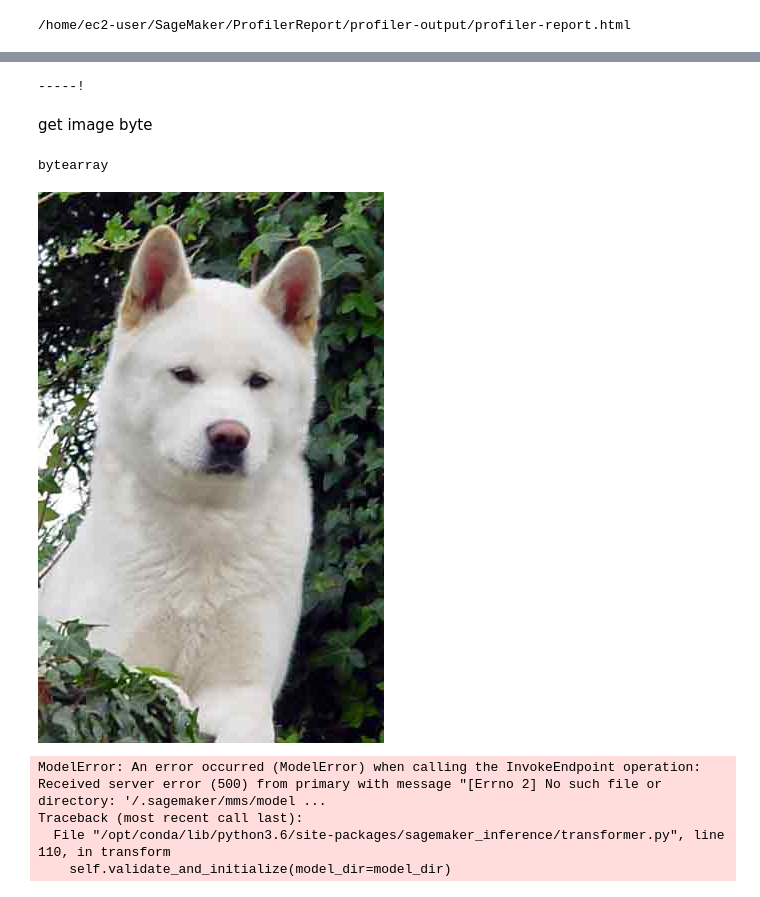
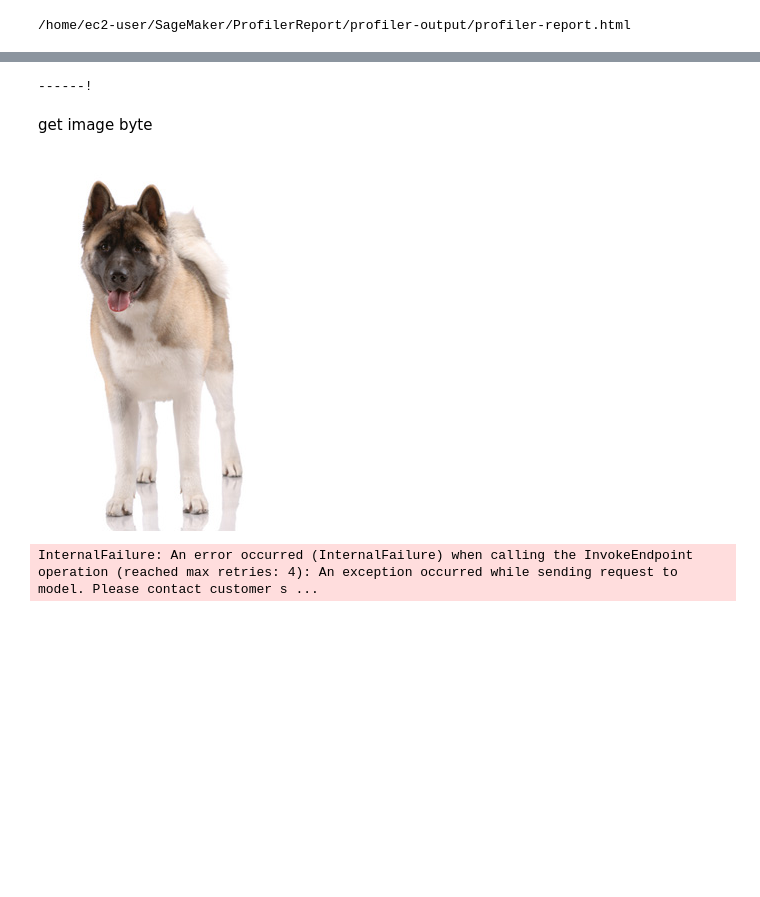
Before and after one commit to fasia/aws-ML-project3-image_classification, a Jupyter notebook: train_and_deploy.ipynb, the cells around one changed output, grey strips where cells are left out. Drawn from its saved outputs; the diff is of its cells as text; code cells hidden in the pictures; blank space fills up the shorter version.

```diff
--- a/train_and_deploy.ipynb
+++ b/train_and_deploy.ipynb
@@ -493,38 +474,31 @@ model_loc = estimator.model_data
 # %%
+# model_data = estimator.model_data
 
-pytorch_model = PyTorchModel(model_data=model_loc,
+pytorch_model = PyTorchModel(model_data='s3://sagemaker-us-east-1-896725556613/pytorch-training-2021-12-20-19-03-06-775/output/model.tar.gz',
                              role=role,
-                             entry_point='./code/inference.py',
+                             entry_point='inference.py',
+                             source_dir='code',
                              py_version='py3',
                              framework_version='1.4',
                              predictor_cls=ImagePredictor)
+
+predictor = pytorch_model.deploy(instance_type='ml.m5.large', initial_instance_count=1, )
+# %% [output]
+------!
-# %%
-torch_endpoint_name ='predict-dog-breed1'
-pytorch_predictor = pytorch_model.deploy(initial_instance_count=1,
-                                         instance_type='ml.m5.large',
-                                         endpoint_name=torch_endpoint_name)
-# %% [output]
------!
 # %% [markdown]
 get image byte
-# %%
-import requests
-
-with open(test_file_name, "rb") as image:
-  f = image.read()
-  img_bytes = bytearray(f)
-type(img_bytes)
-# %% [output]
-bytearray
-# %%
-import io
-Image.open(io.BytesIO(img_bytes))
-# %% [output]
-[figure, removed]
+# %%
+import io
+from PIL import Image
+
+with open("./dogImages/test/004.Akita/Akita_00270.jpg", 'rb') as f:
+    image_b = f.read()
+image = Image.open(io.BytesIO(image_b))
+image.show()
+# %% [output]
+[figure, added]
 # %%
-response2=pytorch_predictor.predict(img_bytes, initial_args={"ContentType": "image/jpeg"})
+response = predictor.predict(image_b, initial_args={"ContentType": "image/jpeg"})
+print(response)
 # %% [output]
-ModelError: An error occurred (ModelError) when calling the InvokeEndpoint operation: Received server error (500) from primary with message "[Errno 2] No such file or directory: '/.sagemaker/mms/model ...
-Traceback (most recent call last):
-  File "/opt/conda/lib/python3.6/site-packages/sagemaker_inference/transformer.py", line 110, in transform
-    self.validate_and_initialize(model_dir=model_dir)
+InternalFailure: An error occurred (InternalFailure) when calling the InvokeEndpoint operation (reached max retries: 4): An exception occurred while sending request to model. Please contact customer s ...
```
Also changed, not shown: parts of 31 cells of this notebook.
